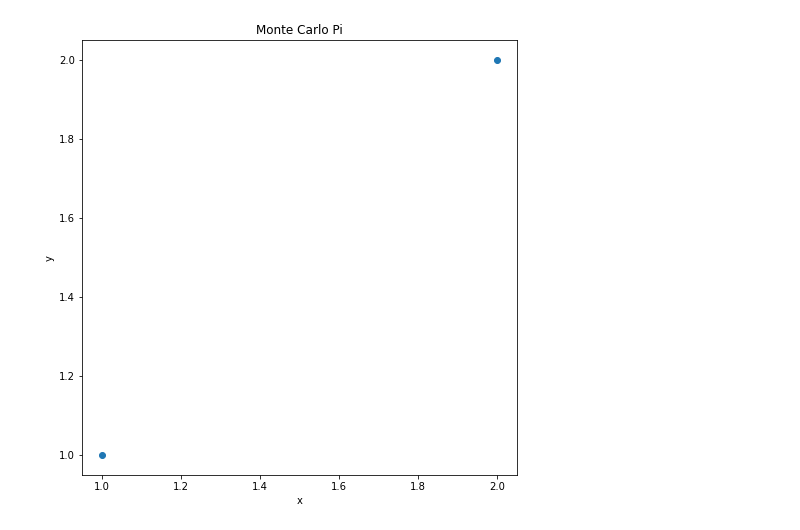
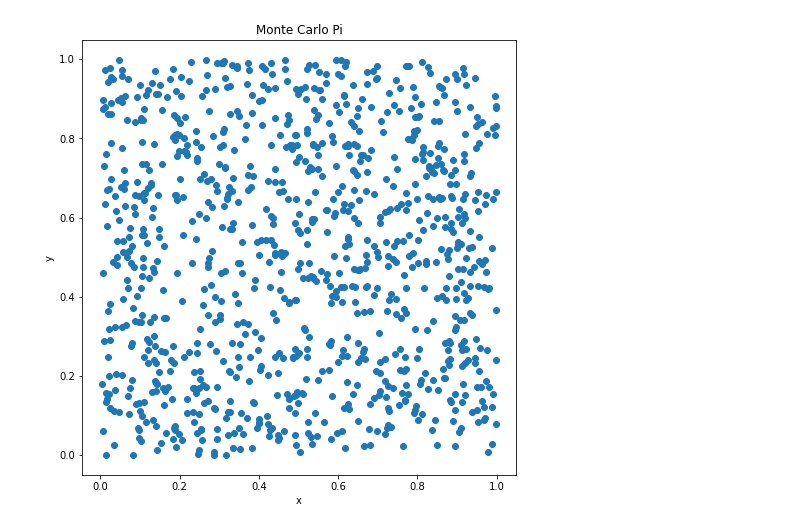
Before and after one commit to cheolhakja/python-fastlane-mystudy, a Jupyter notebook: ch5/몬테카를로.ipynb, the cells around one changed output. Cells and saved outputs as stored; diff of their text form; code cells hidden in the pictures.

```diff
--- a/ch5/몬테카를로.ipynb
+++ b/ch5/몬테카를로.ipynb
@@ -0,0 +1,16 @@
+# %%
+import random
+
+x_points = []
+y_points = []
+
+
+for i in range(1000):
+    x = random.uniform(0.0,1.0)
+    y = random.uniform(0.0,1.0)
+    x_points.append(x)
+    y_points.append(y)
+
+
+for i in range(10):
+    print((x_points[i], y_points[i]))
@@ -1,18 +28,17 @@
 # %%
 import matplotlib.pyplot as plt
 
 
 fig, ax = plt.subplots(figsize=(8, 8))
 ax.set_aspect("equal")
 
 ax.set_xlabel("x")
 ax.set_ylabel("y")
 ax.set_title("Monte Carlo Pi")
 
-ax.scatter([1,2], [1,2])
+ax.scatter(x_points, y_points)
 
 
-ax.scatter
 plt.show()
 # %% [output]
-[figure, old version]
+[figure, new version]
```
Also changed, not shown: parts of 2 cells of this notebook.
